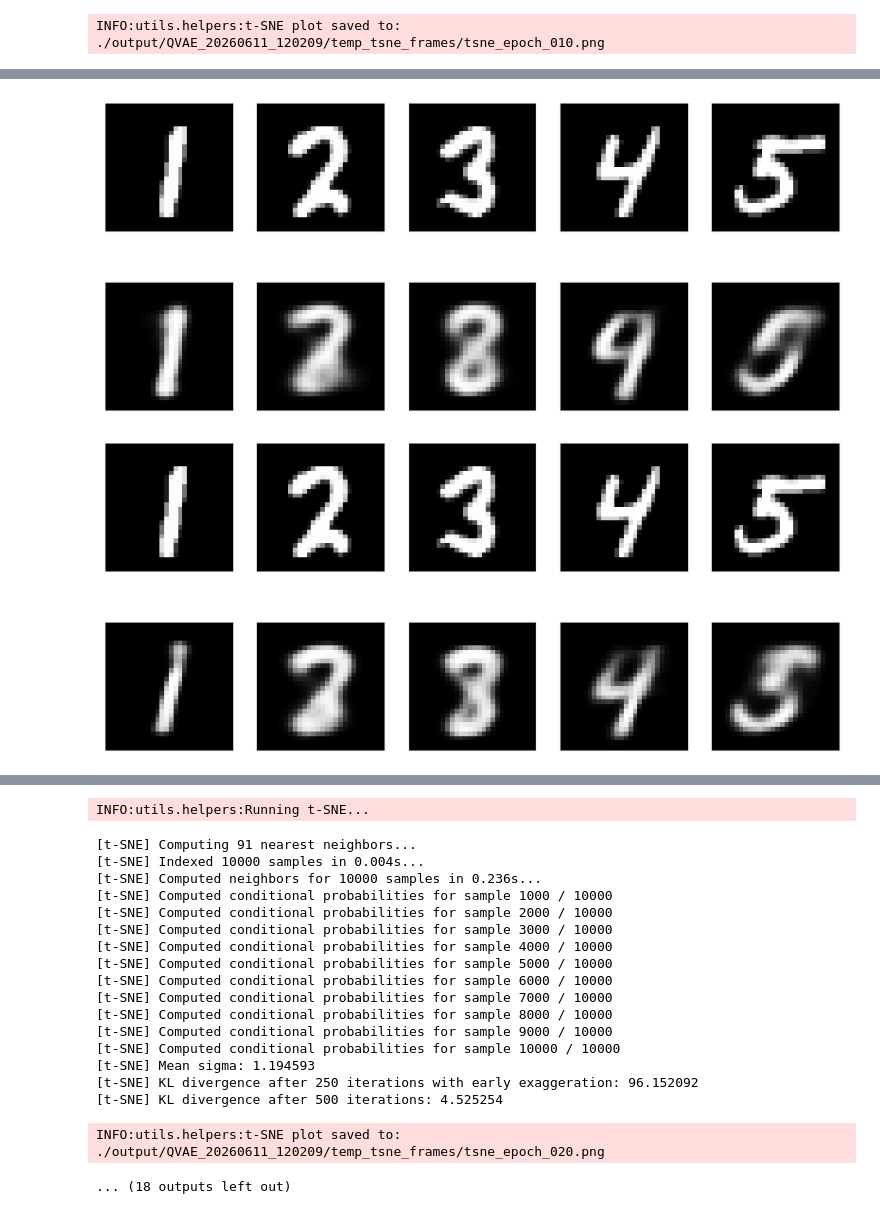
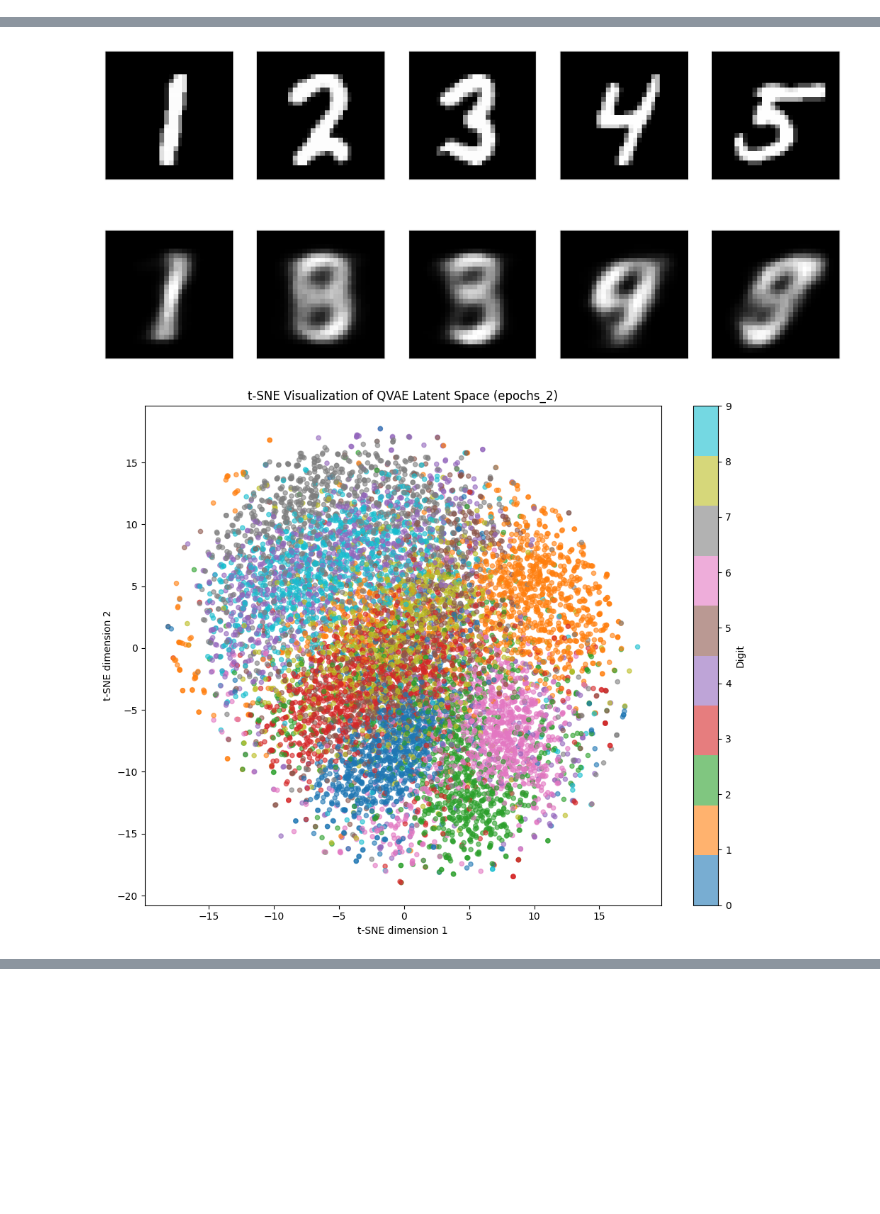
Before and after one commit to qboson/kaiwu-pytorch-plugin, a Jupyter notebook: example/qvae_mnist/train_qvae.ipynb, the cells around one changed output, grey strips where cells are left out. Drawn from its saved outputs; the diff is of its cells as text; code cells hidden in the pictures; blank space fills up the shorter version.

Commit message:
fix qvae

```diff
--- a/example/qvae_mnist/train_qvae.ipynb
+++ b/example/qvae_mnist/train_qvae.ipynb
@@ -9,30 +9,33 @@ import torch
 sys.path.append('.')  # Add current directory` to path
 
 # 导入Trainer和 辅助函数
-from model.trainer import Trainer
+from trainer import Trainer
 from utils.helpers import (
     generate_qvae_images,
     get_real_images,
     generate_qvae_samples,
     evaluate_qvae_fid
 )
+
+from model import Config
+config = Config(
+    model_type='QVAE',
+    name='mnist',  # "mnist", "fashion-mnist" 或 "kmnist"
+    data_path='./data',
+    batch_size=256,
+    num_epochs=10,
+    lr=1e-3,
+    num_train_samples=60000,
+    num_test_samples=10000,
+    use_cuda=False  # set to True if you have a compatible GPU and want to speed up training
+)
 # %%
 # 训练 QVAE
 print("=== Training QVAE ===")
-trainer_qvae = Trainer(
-    name='mnist',  # "mnist", "fashion-mnist" or "kmnist"
-    data_path="./data",
-    model_type='QVAE',
-    num_epochs=30,
-    batch_size=256,
-    lr=1e-3,
-    num_train_samples=60000,
-    num_test_samples=10000,
-    use_cuda=False  # set to True if you have a compatible GPU and want to speed up training
-)
+trainer_qvae = Trainer(config=config)
 qvae_model, qvae_train_losses, qvae_test_losses = trainer_qvae.train(
     run_tsne=True,           # 训练完成后生成最终 t-SNE
     generate_animation=True, # 生成训练过程的动画
-    tsne_interval=10         # 每 10 个 epoch 记录一帧
+    tsne_interval=5          # 每 5 个 epoch 记录一帧
 )
 # %% [output]
@@ -67 +70,0 @@ INFO:utils.helpers:Running t-SNE...
-INFO:utils.helpers:t-SNE plot saved to: ./output/QVAE_20260611_120209/temp_tsne_frames/tsne_epoch_010.png
@@ -69,2 +72,2 @@ INFO:utils.helpers:t-SNE plot saved to: ./output/QVAE_20260611_120209/temp_tsne_
-[figure, old version]
+[figure, new version]
-[figure, old version]
+[figure, new version]
@@ -72,19 +74,0 @@ INFO:utils.helpers:t-SNE plot saved to: ./output/QVAE_20260611_120209/temp_tsne_
-INFO:utils.helpers:Running t-SNE...
-[t-SNE] Computing 91 nearest neighbors...
-[t-SNE] Indexed 10000 samples in 0.004s...
-[t-SNE] Computed neighbors for 10000 samples in 0.236s...
-[t-SNE] Computed conditional probabilities for sample 1000 / 10000
-[t-SNE] Computed conditional probabilities for sample 2000 / 10000
-[t-SNE] Computed conditional probabilities for sample 3000 / 10000
-[t-SNE] Computed conditional probabilities for sample 4000 / 10000
-[t-SNE] Computed conditional probabilities for sample 5000 / 10000
-[t-SNE] Computed conditional probabilities for sample 6000 / 10000
-[t-SNE] Computed conditional probabilities for sample 7000 / 10000
-[t-SNE] Computed conditional probabilities for sample 8000 / 10000
-[t-SNE] Computed conditional probabilities for sample 9000 / 10000
-[t-SNE] Computed conditional probabilities for sample 10000 / 10000
-[t-SNE] Mean sigma: 1.194593
-[t-SNE] KL divergence after 250 iterations with early exaggeration: 96.152092
-[t-SNE] KL divergence after 500 iterations: 4.525254
-INFO:utils.helpers:t-SNE plot saved to: ./output/QVAE_20260611_120209/temp_tsne_frames/tsne_epoch_020.png
-... (18 outputs left out)
```
Also changed, not shown: parts of 2 cells of this notebook, 5 other files.
